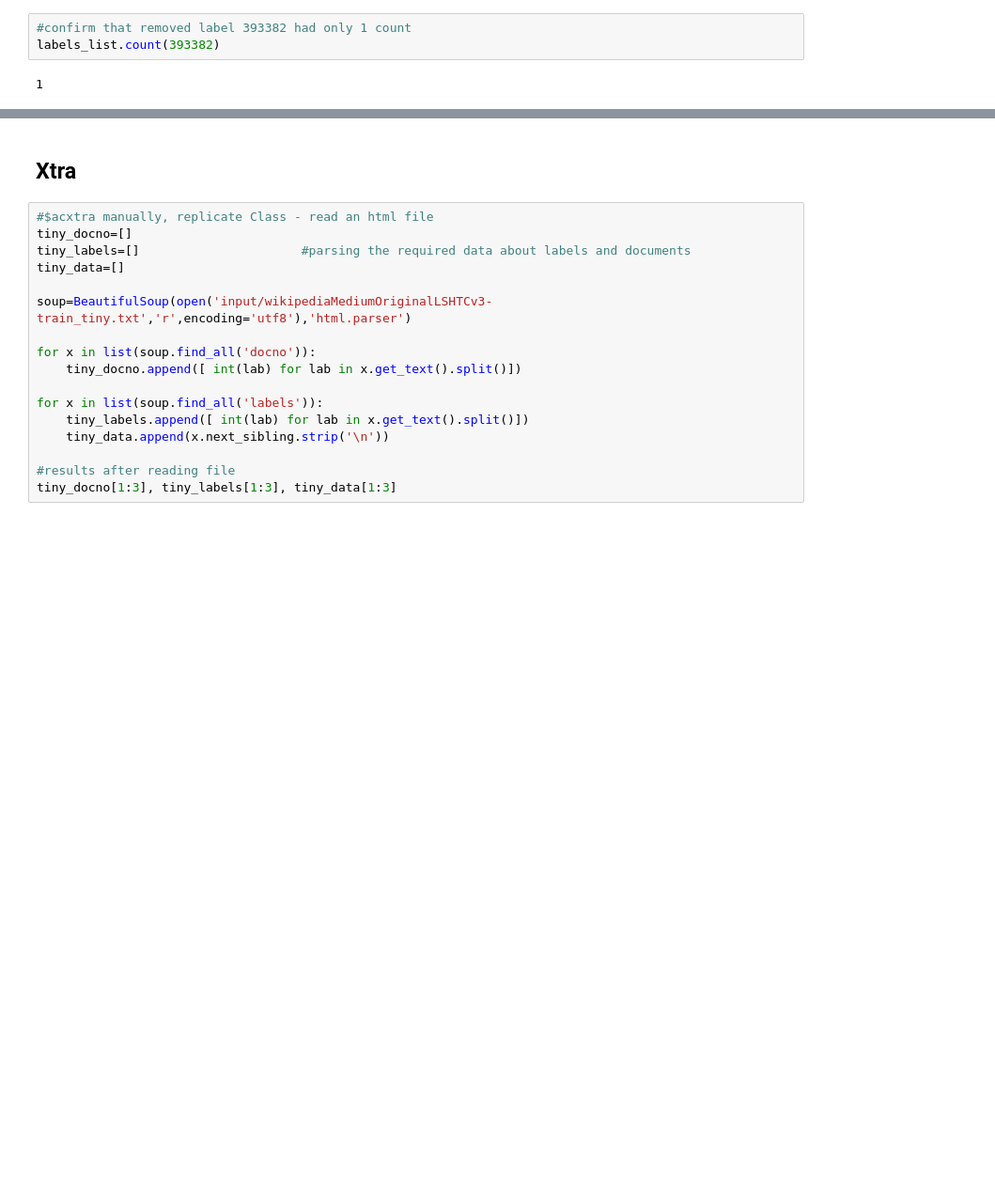
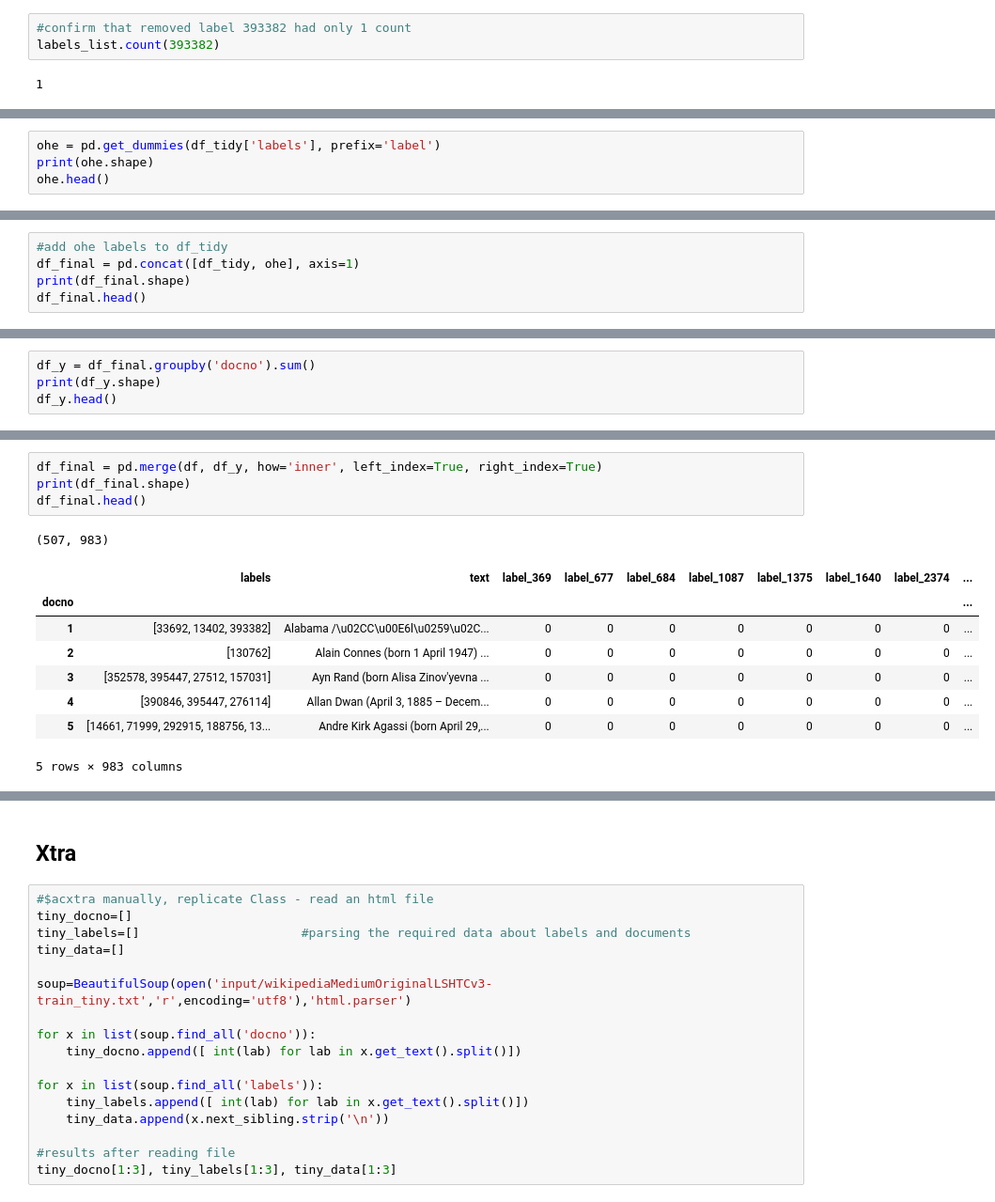
Before and after one commit to anyaconda/helloPy, a Jupyter notebook: myReadFile_Markup_toDF.ipynb, the cells around one changed output, grey strips where cells are left out. Shown at 94% size. Saved outputs shown, nothing was run; the diff lists cells and outputs as text; blank space fills up the shorter version.

```diff
--- a/myReadFile_Markup_toDF.ipynb
+++ b/myReadFile_Markup_toDF.ipynb
@@ -332,0 +329,4 @@ dump(df_tidy1, 'output/LSHTCv3_sample_df.pkl')
+# %%
+ohe = pd.get_dummies(df_tidy['labels'], prefix='label')
+print(ohe.shape)
+ohe.head()
@@ -332,0 +342,5 @@ dump(df_tidy1, 'output/LSHTCv3_sample_df.pkl')
+# %%
+#add ohe labels to df_tidy
+df_final = pd.concat([df_tidy, ohe], axis=1)
+print(df_final.shape)
+df_final.head()
@@ -332,0 +359,4 @@ dump(df_tidy1, 'output/LSHTCv3_sample_df.pkl')
+# %%
+df_y = df_final.groupby('docno').sum()
+print(df_y.shape)
+df_y.head()
@@ -332,0 +389,14 @@ dump(df_tidy1, 'output/LSHTCv3_sample_df.pkl')
+# %%
+df_final = pd.merge(df, df_y, how='inner', left_index=True, right_index=True)
+print(df_final.shape)
+df_final.head()
+# %% [output]
+(507, 983)
+|  | labels | text | label_369 | label_677 | label_684 | label_1087 | label_1375 | label_1640 | label_2374 | ... |
+| docno |  |  |  |  |  |  |  |  |  | ... |
+| 1 | [33692, 13402, 393382] | Alabama /\u02CC\u00E6l\u0259\u02C... | 0 | 0 | 0 | 0 | 0 | 0 | 0 | ... |
+| 2 | [130762] | Alain Connes (born 1 April 1947) ... | 0 | 0 | 0 | 0 | 0 | 0 | 0 | ... |
+| 3 | [352578, 395447, 27512, 157031] | Ayn Rand (born Alisa Zinov'yevna ... | 0 | 0 | 0 | 0 | 0 | 0 | 0 | ... |
+| 4 | [390846, 395447, 276114] | Allan Dwan (April 3, 1885 – Decem... | 0 | 0 | 0 | 0 | 0 | 0 | 0 | ... |
+| 5 | [14661, 71999, 292915, 188756, 13... | Andre Kirk Agassi (born April 29,... | 0 | 0 | 0 | 0 | 0 | 0 | 0 | ... |
+5 rows × 983 columns
```
Also changed, not shown: parts of 27 cells of this notebook, 2 other files.
